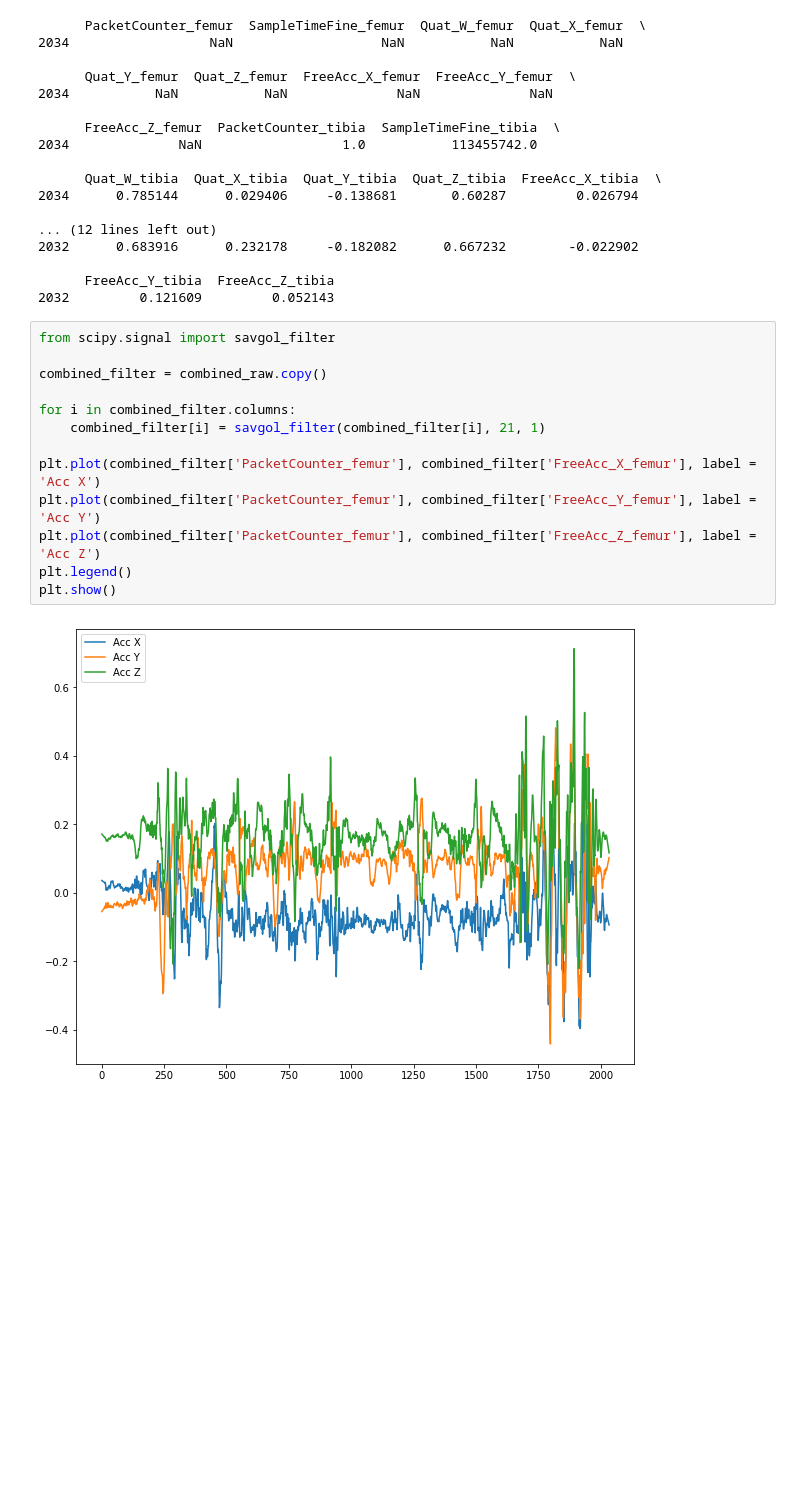
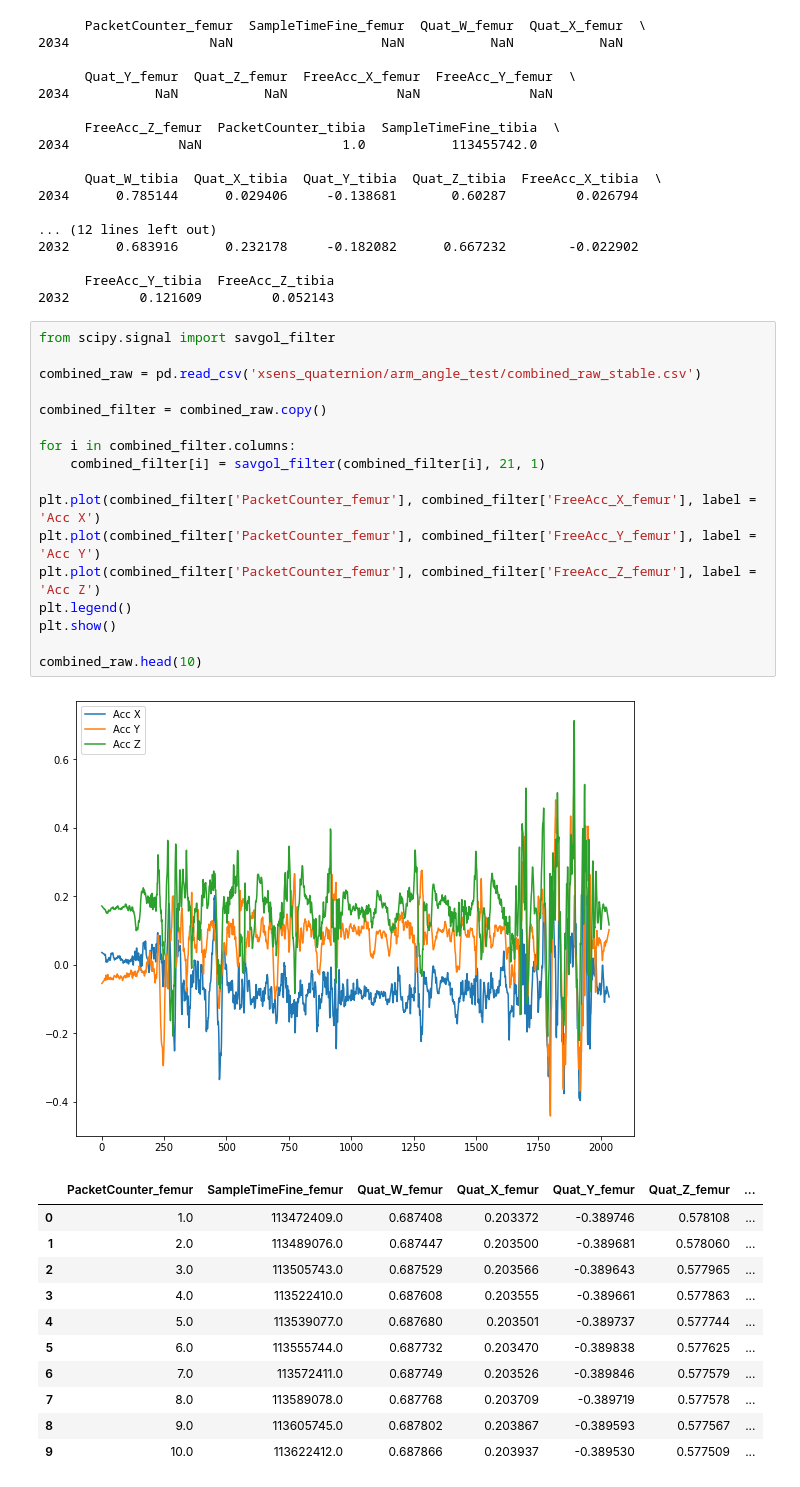
Before and after one commit to dangn511/xsens_test_data, a Jupyter notebook: angle_calc.ipynb, the cells around one changed output. Cells and saved outputs as stored; diff of their text form; blank space fills up the shorter version.

```diff
--- a/angle_calc.ipynb
+++ b/angle_calc.ipynb
@@ -57,19 +61,34 @@ combined_raw.to_csv('./xsens_quaternion/arm_angle_test/combined_raw_stable.csv',
 2032         0.121609         0.052143
 # %%
 from scipy.signal import savgol_filter
+
+combined_raw = pd.read_csv('xsens_quaternion/arm_angle_test/combined_raw_stable.csv')
 
 combined_filter = combined_raw.copy()
 
 for i in combined_filter.columns:
     combined_filter[i] = savgol_filter(combined_filter[i], 21, 1)
 
 plt.plot(combined_filter['PacketCounter_femur'], combined_filter['FreeAcc_X_femur'], label = 'Acc X')
 plt.plot(combined_filter['PacketCounter_femur'], combined_filter['FreeAcc_Y_femur'], label = 'Acc Y')
 plt.plot(combined_filter['PacketCounter_femur'], combined_filter['FreeAcc_Z_femur'], label = 'Acc Z')
 plt.legend()
 plt.show()
+
+combined_raw.head(10)
 # %% [output]
 [figure]
+|  | PacketCounter_femur | SampleTimeFine_femur | Quat_W_femur | Quat_X_femur | Quat_Y_femur | Quat_Z_femur | ... |
+| 0 | 1.0 | 113472409.0 | 0.687408 | 0.203372 | -0.389746 | 0.578108 | ... |
+| 1 | 2.0 | 113489076.0 | 0.687447 | 0.203500 | -0.389681 | 0.578060 | ... |
+| 2 | 3.0 | 113505743.0 | 0.687529 | 0.203566 | -0.389643 | 0.577965 | ... |
+| 3 | 4.0 | 113522410.0 | 0.687608 | 0.203555 | -0.389661 | 0.577863 | ... |
+| 4 | 5.0 | 113539077.0 | 0.687680 | 0.203501 | -0.389737 | 0.577744 | ... |
+| 5 | 6.0 | 113555744.0 | 0.687732 | 0.203470 | -0.389838 | 0.577625 | ... |
+| 6 | 7.0 | 113572411.0 | 0.687749 | 0.203526 | -0.389846 | 0.577579 | ... |
+| 7 | 8.0 | 113589078.0 | 0.687768 | 0.203709 | -0.389719 | 0.577578 | ... |
+| 8 | 9.0 | 113605745.0 | 0.687802 | 0.203867 | -0.389593 | 0.577567 | ... |
+| 9 | 10.0 | 113622412.0 | 0.687866 | 0.203937 | -0.389530 | 0.577509 | ... |
 # %%
 import numpy as np
 
```
Also changed, not shown: parts of 3 cells of this notebook, 5 other files.
